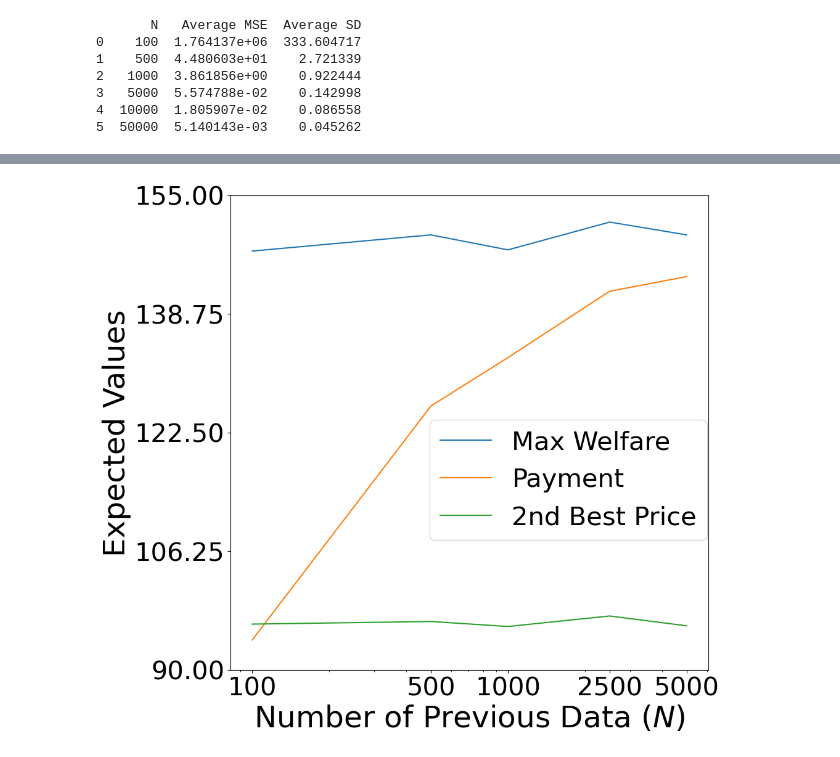
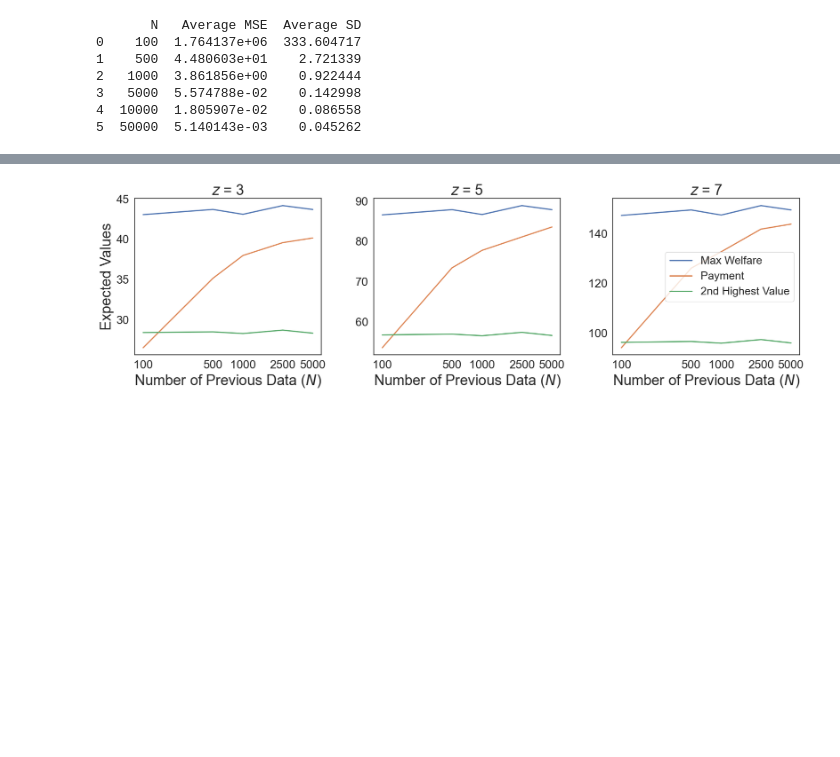
Before and after one commit to JialeHan22/Conformal-Online-Auction-Design, a Jupyter notebook: simulation_low.ipynb, the cells around one changed output, grey strips where cells are left out. Cells and saved outputs as stored; diff of their text form; code cells hidden in the pictures; blank space fills up the shorter version.

```diff
--- a/simulation_low.ipynb
+++ b/simulation_low.ipynb
@@ -571,25 +428,0 @@ for N in N_values:
-# %%
-# 绘制结果图
-plt.figure(figsize=(10, 10))
-plt.plot(N_values, results_7["max_welfare_7"], label="Max Welfare")
-plt.plot(N_values, results_7["payment_7"], label="Payment")
-plt.plot(N_values, results_7["sb_value_7"], label="2nd Best Price")
-
-
-# 设置坐标轴标签和字体大小
-plt.xlabel("Number of Previous Data ($N$)", fontsize=35)
-plt.ylabel("Expected Values", fontsize=35)
-
-# 设置图例和字体大小
-plt.legend(fontsize=30, bbox_to_anchor=(0.39, 0.4), loc='center left')
-
-# 设置横坐标为对数尺度，并确保刻度清晰
-plt.xscale("log")
-
-# 设置刻度标签的字体大小
-plt.xticks(N_values, labels=[str(N) for N in N_values], fontsize=30)
-plt.yticks(np.linspace(90, 155, 5), fontsize=30)
-
-plt.show()
-# %% [output]
-[figure, removed]
@@ -596 +431,47 @@ plt.show()
+# %%
+# Plotting
+fig, axs = plt.subplots(1, 3, figsize=(18, 6))
+
+i = 0; z_0 = 3
+axs[i].plot(N_values, results[z_0]["max_welfare"], label="Max Welfare", linewidth=2)
+axs[i].plot(N_values, results[z_0]["payment"], label="Payment", linewidth=2)
+axs[i].plot(N_values, results[z_0]["sb_value"], label="2nd highest Price", linewidth=2)
+axs[i].set_xlabel("Number of Previous Data ($N$)", fontsize =25)
+axs[i].set_ylabel("Expected Values",fontsize=25)
+axs[i].set_title(f"$z$ = {z_0}", fontsize =25)
+axs[i].set_xscale("log")
+axs[i].tick_params(axis='both', labelsize=20)
+axs[i].locator_params(axis='y', nbins=6)
+axs[i].set_xticks(N_values)
+axs[i].set_xticklabels([str(N) for N in N_values])
+
+i = 1; z_0 = 5
+axs[i].plot(N_values, results[z_0]["max_welfare"], label="Max Welfare", linewidth=2)
+axs[i].plot(N_values, results[z_0]["payment"], label="Payment", linewidth=2)
+axs[i].plot(N_values, results[z_0]["sb_value"], label="2nd highest Price", linewidth=2)
+axs[i].set_xlabel("Number of Previous Data ($N$)", fontsize =25)
+axs[i].set_title(f"$z$ = {z_0}", fontsize =25)
+axs[i].set_xscale("log")
+axs[i].tick_params(axis='both', labelsize=20)
+axs[i].locator_params(axis='y', nbins=6)
+axs[i].set_xticks(N_values)
+axs[i].set_xticklabels([str(N) for N in N_values])
+
+i = 2; z_0 = 7
+axs[i].plot(N_values, results[z_0]["max_welfare"], label="Max Welfare", linewidth=2)
+axs[i].plot(N_values, results[z_0]["payment"], label="Payment", linewidth=2)
+axs[i].plot(N_values, results[z_0]["sb_value"], label="2nd Highest Value", linewidth=2)
+axs[i].set_xlabel("Number of Previous Data ($N$)", fontsize =25)
+axs[i].set_title(f"$z$ = {z_0}", fontsize =25)
+axs[i].set_xticks(N_values,labels=[str(N) for N in N_values], fontsize=30)
+axs[i].set_xscale("log")
+axs[i].legend(fontsize=19)
+axs[i].tick_params(axis='both', labelsize=20)
+axs[i].locator_params(axis='y', nbins=6)
+axs[i].set_xticks(N_values)
+axs[i].set_xticklabels([str(N) for N in N_values])
+plt.tight_layout()
+plt.show()
+# %% [output]
+[figure, added]
 # %%
```
Also changed, not shown: parts of 23 cells of this notebook.
